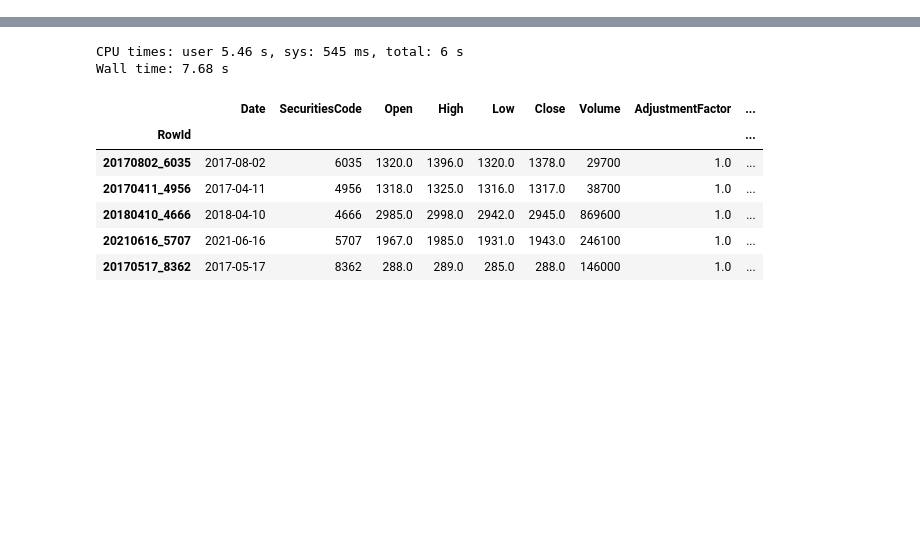
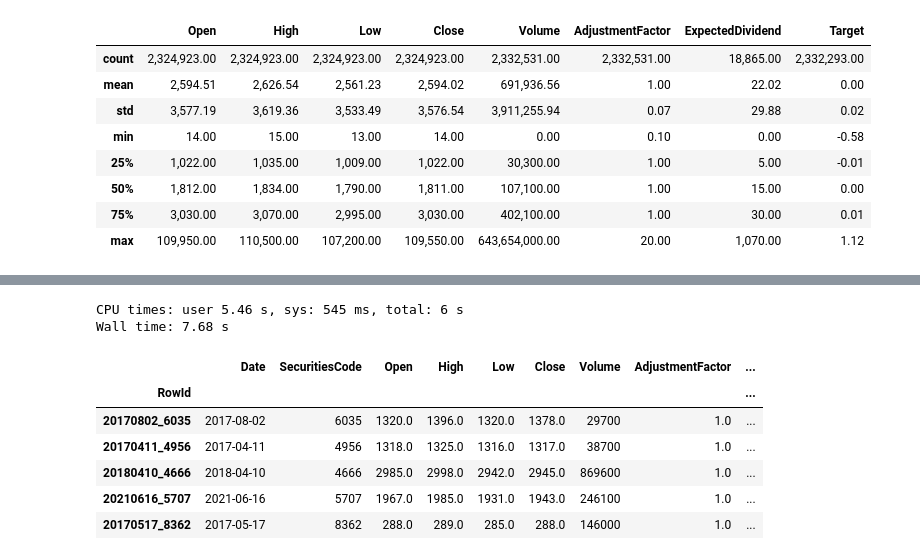
Before and after one commit to vasilyevdmitry14/JPX, a Jupyter notebook: main-jpx.ipynb, the cells around one changed output, grey strips where cells are left out. Drawn from its saved outputs; the diff is of its cells as text; code cells hidden in the pictures; blank space fills up the shorter version.

```diff
--- a/main-jpx.ipynb
+++ b/main-jpx.ipynb
@@ -15,0 +53,13 @@ def get_training_data(path=)
+# %%
+pd.options.display.float_format = '{:,.2f}'.format
+train_stock_prices.drop('SecuritiesCode', axis=1).describe()
+# %% [output]
+|  | Open | High | Low | Close | Volume | AdjustmentFactor | ExpectedDividend | Target |
+| count | 2,324,923.00 | 2,324,923.00 | 2,324,923.00 | 2,324,923.00 | 2,332,531.00 | 2,332,531.00 | 18,865.00 | 2,332,293.00 |
+| mean | 2,594.51 | 2,626.54 | 2,561.23 | 2,594.02 | 691,936.56 | 1.00 | 22.02 | 0.00 |
+| std | 3,577.19 | 3,619.36 | 3,533.49 | 3,576.54 | 3,911,255.94 | 0.07 | 29.88 | 0.02 |
+| min | 14.00 | 15.00 | 13.00 | 14.00 | 0.00 | 0.10 | 0.00 | -0.58 |
+| 25% | 1,022.00 | 1,035.00 | 1,009.00 | 1,022.00 | 30,300.00 | 1.00 | 5.00 | -0.01 |
+| 50% | 1,812.00 | 1,834.00 | 1,790.00 | 1,811.00 | 107,100.00 | 1.00 | 15.00 | 0.00 |
+| 75% | 3,030.00 | 3,070.00 | 2,995.00 | 3,030.00 | 402,100.00 | 1.00 | 30.00 | 0.01 |
+| max | 109,950.00 | 110,500.00 | 107,200.00 | 109,550.00 | 643,654,000.00 | 20.00 | 1,070.00 | 1.12 |
```
Also changed, not shown: parts of 10 cells of this notebook.
